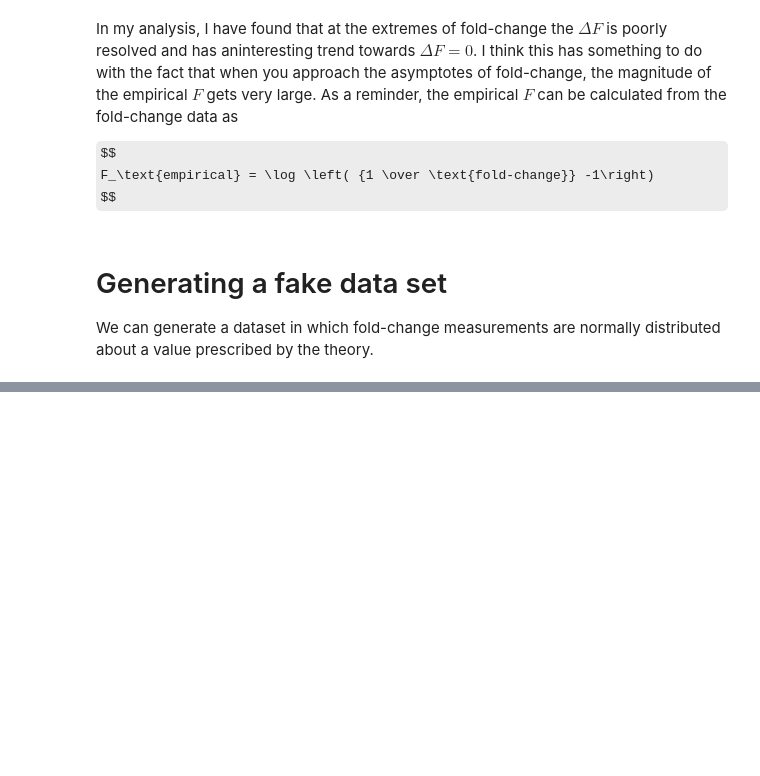
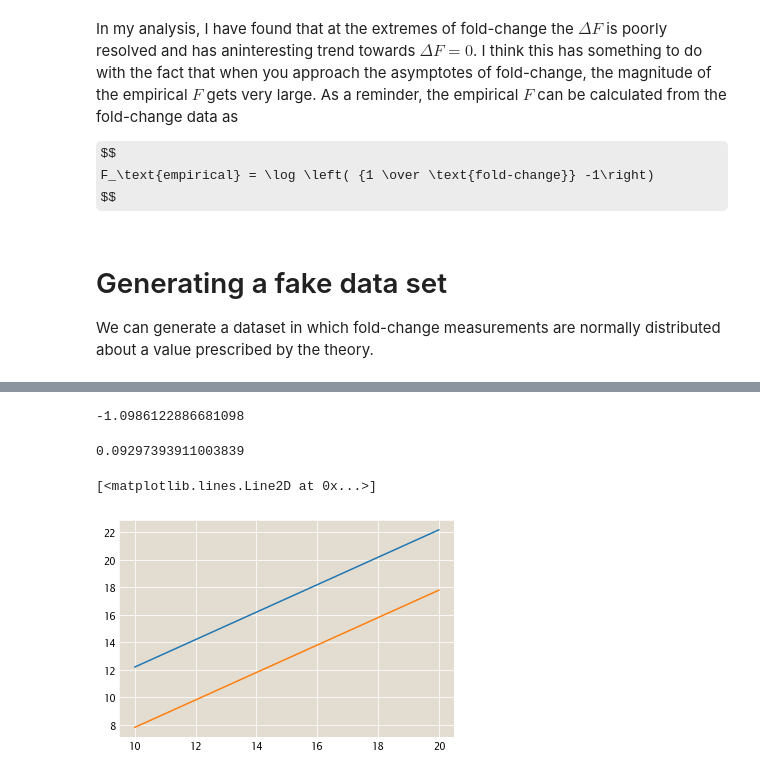
Before and after one commit to RPGroup-PBoC/mwc_mutants, a Jupyter notebook: code/analysis/Exploring_fc_error.ipynb, the cells around one changed output, grey strips where cells are left out. Drawn from its saved outputs; the diff is of its cells as text; code cells hidden in the pictures; some formulas as TeX source; blank space fills up the shorter version.

```diff
--- a/code/analysis/Exploring_fc_error.ipynb
+++ b/code/analysis/Exploring_fc_error.ipynb
@@ -142,0 +150,16 @@ Length: 10000, dtype: int64
+# %%
+ref1/2
+# %% [output]
+-1.0986122886681098
+# %%
+fc_sigma.mean() - fc_sigma.mean()**2
+# %% [output]
+0.09297393911003839
+# %%
+x = np.log(sigma**-1 -1) + true_bohr
+x2 = np.log((1 - sigma)**-1 -1) + true_bohr
+plt.plot(true_bohr, x)
+plt.plot(true_bohr, x2)
+# %% [output]
+[<matplotlib.lines.Line2D at 0x...>]
+[figure, added]
```
Also changed, not shown: parts of 22 cells of this notebook, 49 other files.
